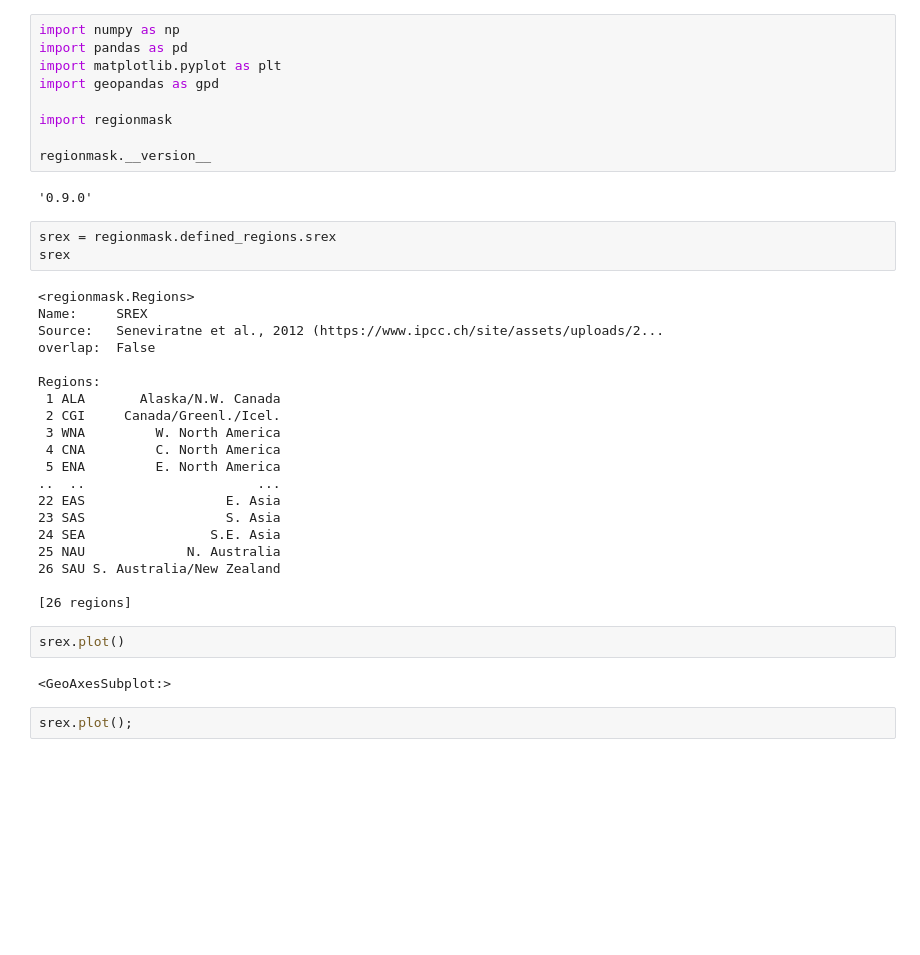
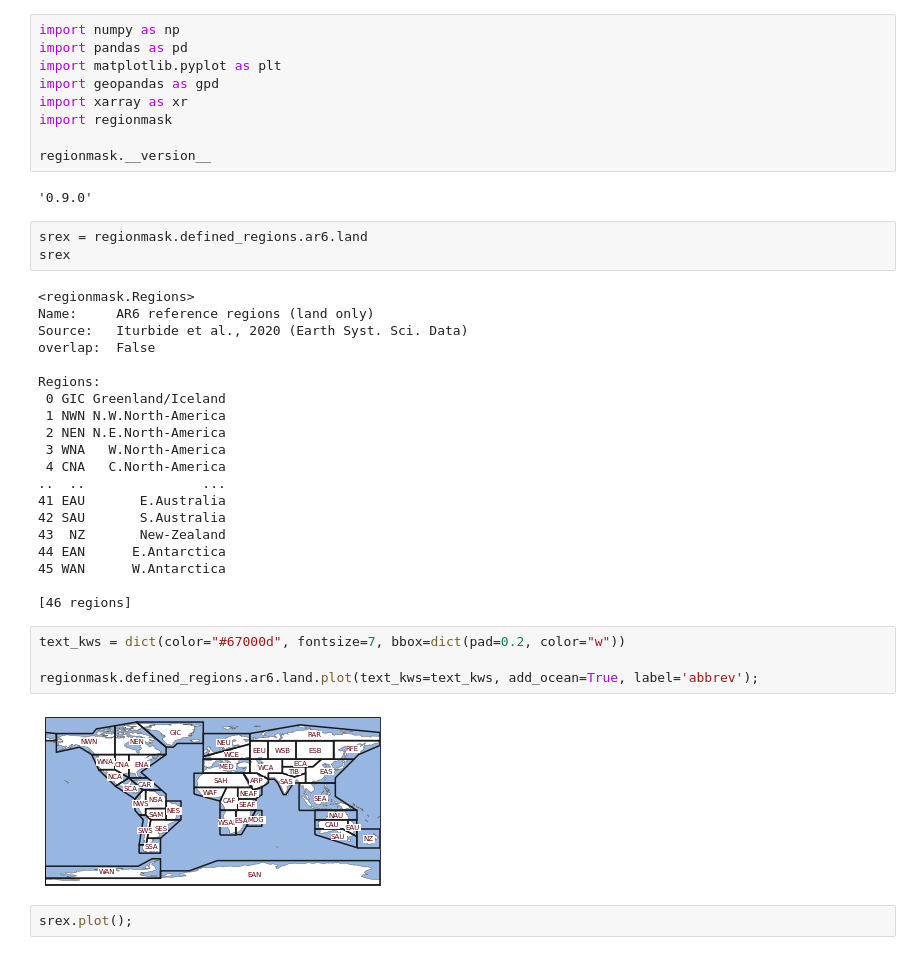
Before and after one commit to TristanPelser/mesmer, a Jupyter notebook: plots/SREX region plot .ipynb, the cells around one changed output. Drawn from its saved outputs; the diff is of its cells as text; blank space fills up the shorter version.

```diff
--- a/plots/SREX region plot .ipynb
+++ b/plots/SREX region plot .ipynb
@@ -3,39 +3,41 @@ import numpy as np
 import pandas as pd
 import matplotlib.pyplot as plt
 import geopandas as gpd
-
+import xarray as xr
 import regionmask
 
 regionmask.__version__
 # %% [output]
 '0.9.0'
 # %%
-srex = regionmask.defined_regions.srex
+srex = regionmask.defined_regions.ar6.land
 srex
 # %% [output]
 <regionmask.Regions>
-Name:     SREX
-Source:   Seneviratne et al., 2012 (https://www.ipcc.ch/site/assets/uploads/2...
+Name:     AR6 reference regions (land only)
+Source:   Iturbide et al., 2020 (Earth Syst. Sci. Data)
 overlap:  False
 
 Regions:
- 1 ALA       Alaska/N.W. Canada
- 2 CGI     Canada/Greenl./Icel.
- 3 WNA         W. North America
- 4 CNA         C. North America
- 5 ENA         E. North America
-..  ..                      ...
-22 EAS                  E. Asia
-23 SAS                  S. Asia
-24 SEA                S.E. Asia
-25 NAU             N. Australia
-26 SAU S. Australia/New Zealand
+ 0 GIC Greenland/Iceland
+ 1 NWN N.W.North-America
+ 2 NEN N.E.North-America
+ 3 WNA   W.North-America
+ 4 CNA   C.North-America
+..  ..               ...
+41 EAU       E.Australia
+42 SAU       S.Australia
+43  NZ       New-Zealand
+44 EAN      E.Antarctica
+45 WAN      W.Antarctica
 
-[26 regions]
+[46 regions]
 # %%
-srex.plot()
+text_kws = dict(color="#67000d", fontsize=7, bbox=dict(pad=0.2, color="w"))
+
+regionmask.defined_regions.ar6.land.plot(text_kws=text_kws, add_ocean=True, label='abbrev');
 # %% [output]
-<GeoAxesSubplot:>
+[figure, added]
 # %%
 srex.plot();
 # %% [markdown]
```
Also changed, not shown: parts of 21 cells of this notebook, 3 other files.
